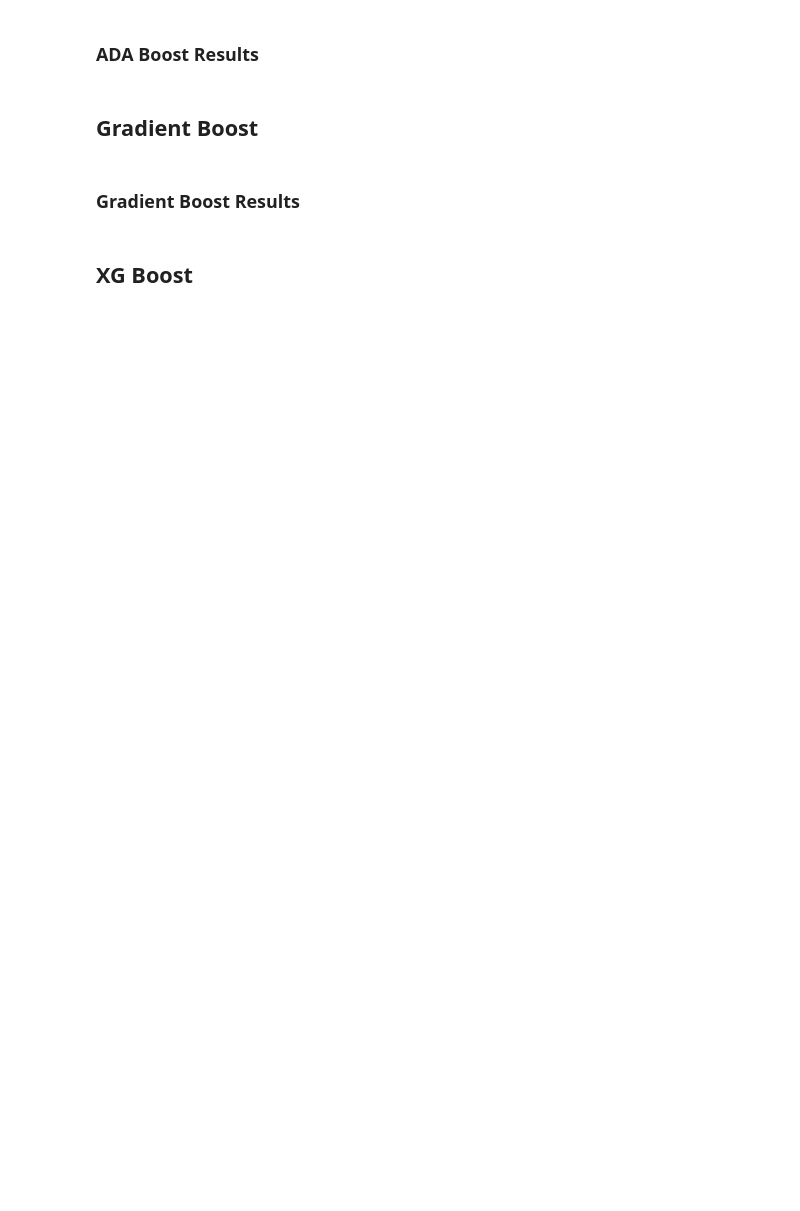
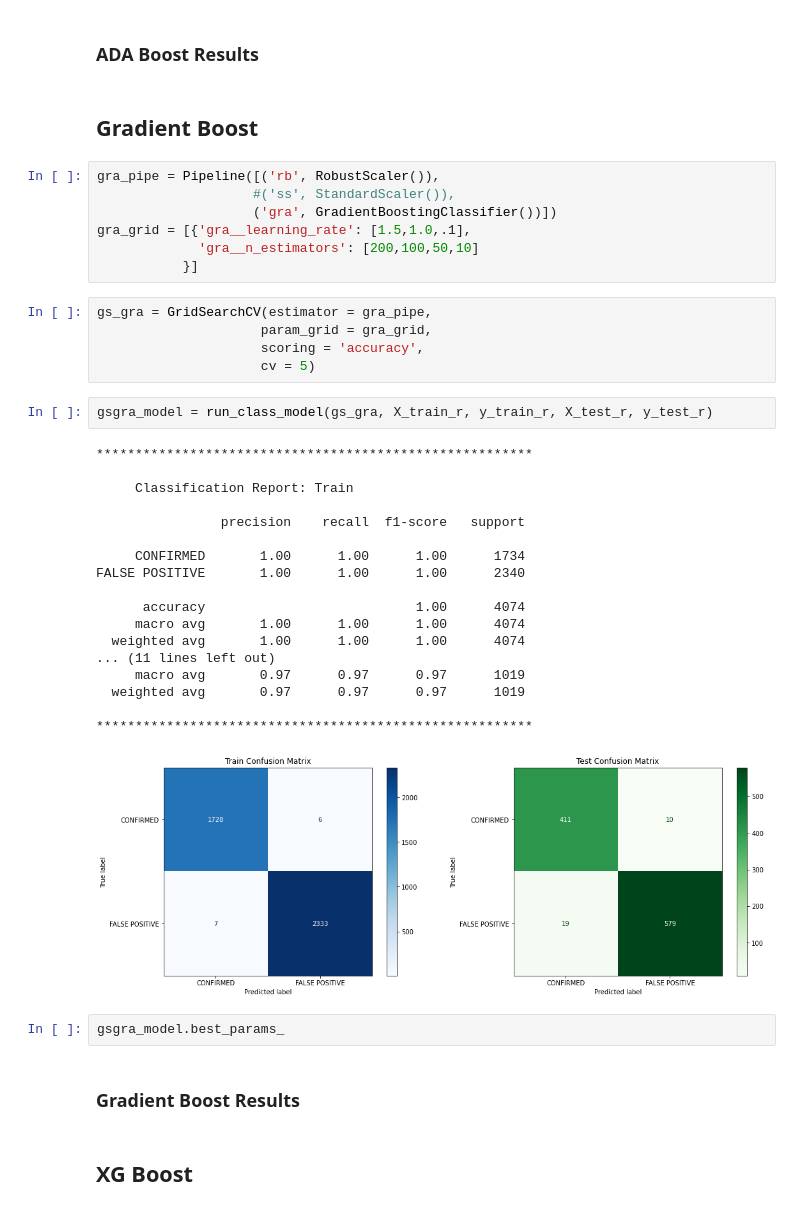
Before and after one commit to NelGen/NG-NASA-Exoplanet-Classifier-Project, a Jupyter notebook: Scrapbook.ipynb, the cells around one changed output. Drawn from its saved outputs; the diff is of its cells as text; blank space fills up the shorter version.

```diff
--- a/Scrapbook.ipynb
+++ b/Scrapbook.ipynb
@@ -603,6 +635,41 @@ gsrf_model.best_params_
 ### ADA Boost Results
 # %% [markdown]
 ## Gradient Boost
+# %%
+gra_pipe = Pipeline([('rb', RobustScaler()),
+                    #('ss', StandardScaler()),
+                    ('gra', GradientBoostingClassifier())])
+gra_grid = [{'gra__learning_rate': [1.5,1.0,.1],
+             'gra__n_estimators': [200,100,50,10]
+           }]
+# %%
+gs_gra = GridSearchCV(estimator = gra_pipe,
+                     param_grid = gra_grid,
+                     scoring = 'accuracy',
+                     cv = 5)
+# %%
+gsgra_model = run_class_model(gs_gra, X_train_r, y_train_r, X_test_r, y_test_r)
+# %% [output]
+********************************************************
+
+     Classification Report: Train
+
+                precision    recall  f1-score   support
+
+     CONFIRMED       1.00      1.00      1.00      1734
+FALSE POSITIVE       1.00      1.00      1.00      2340
+
+      accuracy                           1.00      4074
+     macro avg       1.00      1.00      1.00      4074
+  weighted avg       1.00      1.00      1.00      4074
+... (11 lines left out)
+     macro avg       0.97      0.97      0.97      1019
+  weighted avg       0.97      0.97      0.97      1019
+
+********************************************************
+[figure, added]
+# %%
+gsgra_model.best_params_
 # %% [markdown]
 ### Gradient Boost Results
 # %% [markdown]
```
Also changed, not shown: parts of 31 cells of this notebook.
